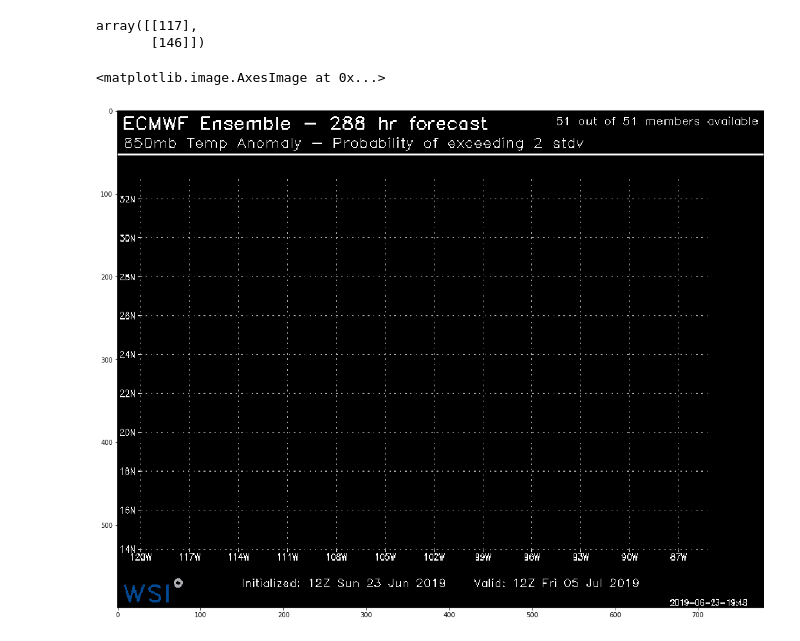
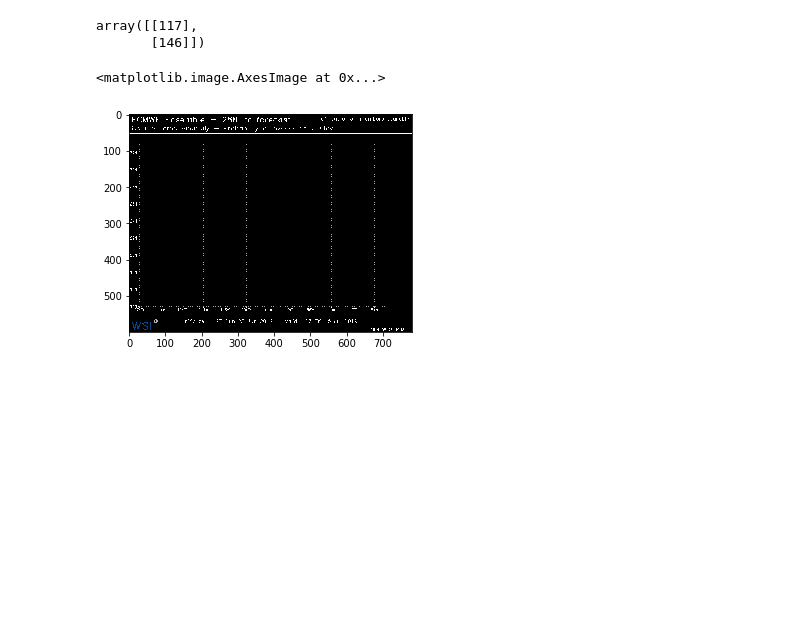
Before and after one commit to omnipotent-miao/ml-tutorial, a Jupyter notebook: Simple.ipynb, the cells around one changed output. Drawn from its saved outputs; the diff is of its cells as text; code cells hidden in the pictures; blank space fills up the shorter version.

```diff
--- a/Simple.ipynb
+++ b/Simple.ipynb
@@ -34,0 +94,2 @@ Number of training labels equals number of training images: True
+# %%
+x_test, y_test = util.read_image("test", EXTENSION, onehot=False)
@@ -105,10 +239,0 @@ Number of validation labels equals number of validation images: True
-# %%
-# Load test images and labels
-os.chdir(TEST_DIR)
-im_files = sorted(os.listdir())
-images = [plt.imread(f)[:,:,:3] for f in im_files if f.endswith(EXTENSION)]
-print('Number of test images:', len(images))
-x_test = dataset_to_feature_array(np.array(images))
-print('x_test shape:', x_test.shape)
-y_test_labels = np.genfromtxt(TEST_LABELS, delimiter=',')
-print('Number of test labels equals number of test images:', len(y_test_labels) == x_test.shape[0])
@@ -167,12 +298,8 @@ numpy.argwhere(result != y_test_labels)
 # %% [output]
 array([[117],
        [146]])
-# %%
-os.chdir(TEST_DIR)
-im_files = sorted(os.listdir())
-images = [plt.imread(f)[:,:,:3] for f in im_files if f.endswith(EXTENSION)]
-plt.figure(figsize=(18,20))
-plt.imshow(images[146])
-# %% [output]
-<matplotlib.image.AxesImage at 0x...>
-[figure, removed]
+# %%
+plt.imshow(x_test[146])
+# %% [output]
+<matplotlib.image.AxesImage at 0x...>
+[figure, added]
```
Also changed, not shown: parts of 42 cells of this notebook, 4 other files.
